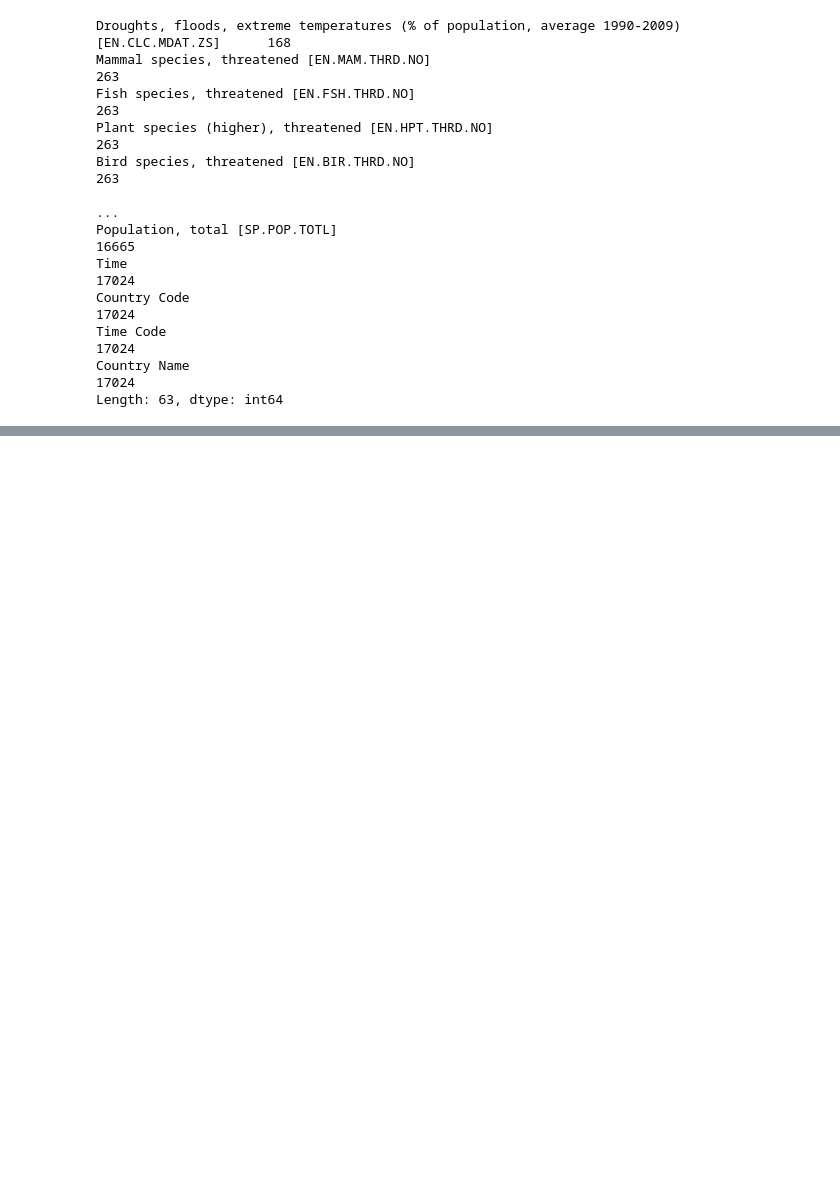
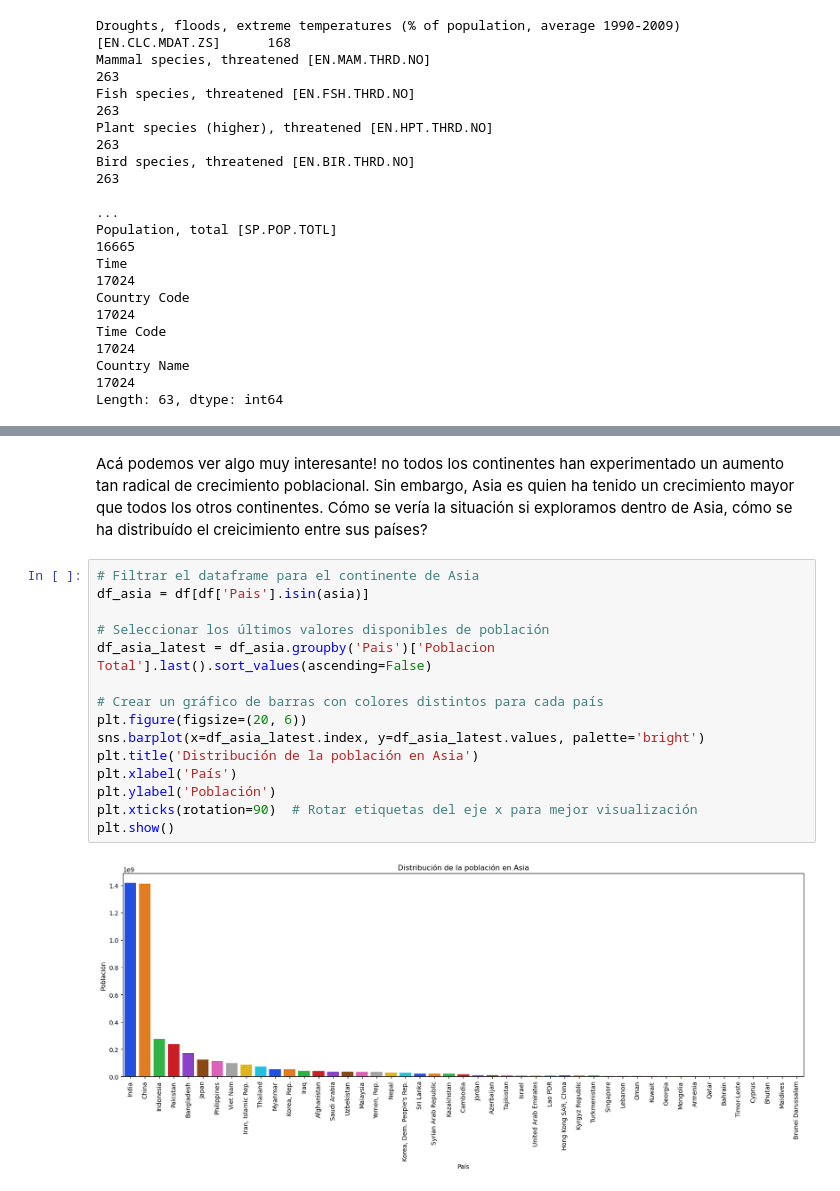
Before and after one commit to Karimsingera/Coderhouse_Data_Science, a Jupyter notebook: La_Transformancion_del_Mundo_en_los_Ultimos_60_anos.ipynb, the cells around one changed output, grey strips where cells are left out. Cells and saved outputs as stored; diff of their text form; blank space fills up the shorter version.

```diff
--- a/La_Transformancion_del_Mundo_en_los_Ultimos_60_anos.ipynb
+++ b/La_Transformancion_del_Mundo_en_los_Ultimos_60_anos.ipynb
@@ -353,0 +591,19 @@ memory usage: 8.2+ MB
+# %% [markdown]
+Acá podemos ver algo muy interesante! no todos los continentes han experimentado un aumento tan radical de crecimiento poblacional. Sin embargo, Asia es quien ha tenido un crecimiento mayor que todos los otros continentes. Cómo se vería la situación si exploramos dentro de Asia, cómo se ha distribuído el creicimiento entre sus países?
+# %%
+# Filtrar el dataframe para el continente de Asia
+df_asia = df[df['Pais'].isin(asia)]
+
+# Seleccionar los últimos valores disponibles de población
+df_asia_latest = df_asia.groupby('Pais')['Poblacion Total'].last().sort_values(ascending=False)
+
+# Crear un gráfico de barras con colores distintos para cada país
+plt.figure(figsize=(20, 6))
+sns.barplot(x=df_asia_latest.index, y=df_asia_latest.values, palette='bright')
+plt.title('Distribución de la población en Asia')
+plt.xlabel('País')
+plt.ylabel('Población')
+plt.xticks(rotation=90)  # Rotar etiquetas del eje x para mejor visualización
+plt.show()
+# %% [output]
+[figure, added]
```
Also changed, not shown: parts of 24 cells of this notebook, 12 other files.
